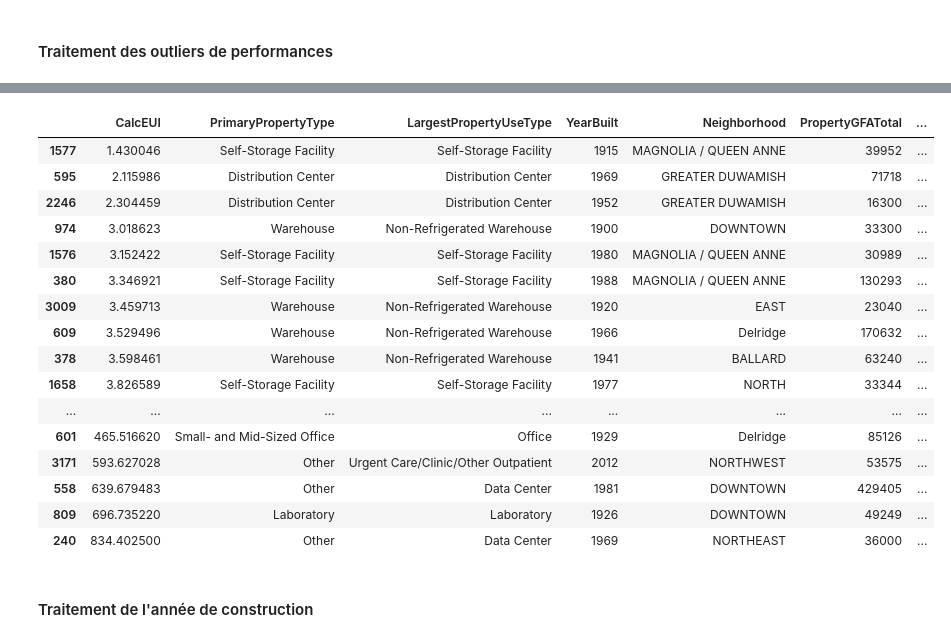
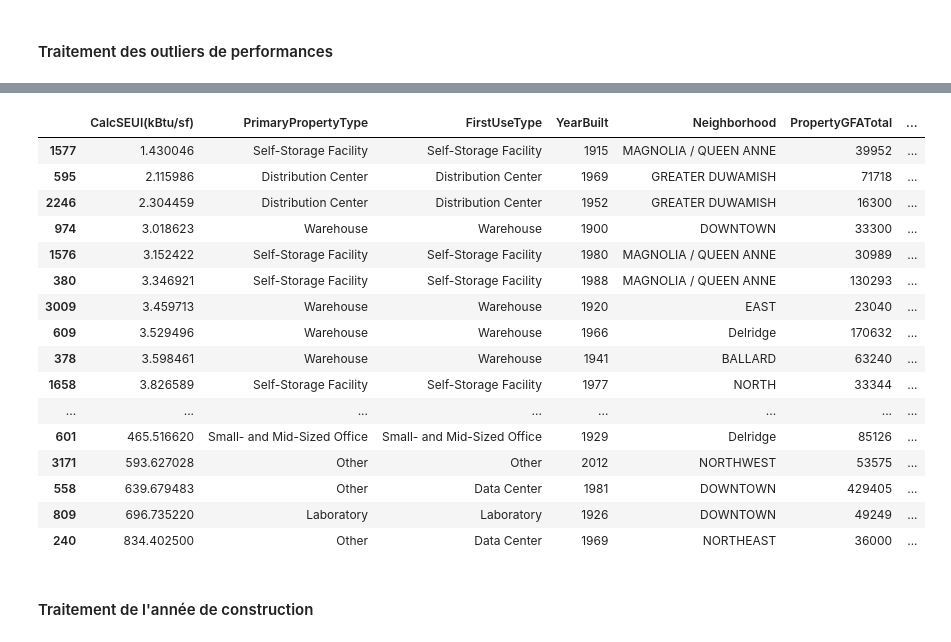
Before and after one commit to day811/OCDE-P6, a Jupyter notebook: template_modelistation_supervisee.ipynb, the cells around one changed output, grey strips where cells are left out. Cells and saved outputs as stored; diff of their text form; code cells hidden in the pictures.

```diff
--- a/template_modelistation_supervisee.ipynb
+++ b/template_modelistation_supervisee.ipynb
@@ -272,0 +298,11 @@ Name: count, dtype: int64
+# %%
+# examen des valeurs de consommations
+target_cols = ['Electricity(kBtu)',  'NaturalGas(kBtu)', 'SteamUse(kBtu)','SiteEnergyUse(kBtu)', 'SiteEnergyUseWN(kBtu)']
+bc_only_non_residential[target_cols] = bc_only_non_residential[target_cols].replace(0,np.nan)
+bc_with_candidates = bc_only_non_residential.dropna(subset=target_cols, how='all').copy()
+print(f"Après filtrage targets vides: {len(bc_only_non_residential)} → {len(bc_with_candidates)} bâtiments")
+conso_details= ['Electricity(kBtu)',  'NaturalGas(kBtu)', 'SteamUse(kBtu)']
+bc_with_candidates[conso_details] = bc_with_candidates[conso_details].fillna(0)
+bc_with_candidates['CalcUse(kBtu)']= bc_with_candidates[conso_details].sum(axis=1)
+target_cols.append('CalcUse(kBtu)')
+bc_with_candidates[target_cols].info()
@@ -272,0 +324,3 @@ Name: count, dtype: int64
+# %%
+mask = ((bc_with_candidates['SiteEnergyUse(kBtu)'] == 0) | (bc_with_candidates['SiteEnergyUse(kBtu)'].isna())) & (bc_with_candidates['SiteEnergyUse(kBtu)']!=0)
+bc_with_candidates.loc[mask, 'SiteEnergyUse(kBtu)'] = bc_with_candidates.loc[mask,'CalcUse(kBtu)']
@@ -272,0 +343,2 @@ Name: count, dtype: int64
+# %%
+bc_with_target = bc_with_candidates.drop(columns=['CalcUse(kBtu)', 'SiteEnergyUseWN(kBtu)']).copy()
@@ -292,10 +366,10 @@ dtypes: float64(3), int64(3)
 memory usage: 89.7 KB
 # %%
 # 'YearBuilt', 'NumberofFloors', 'NumberofBuildings'
-bc_only_non_residential[phy_cols].fillna(0)
-bc_only_non_residential['3LargestGFA']= bc_only_non_residential[['LargestPropertyUseTypeGFA', 'SecondLargestPropertyUseTypeGFA', 'ThirdLargestPropertyUseTypeGFA']].sum(axis=1)
-mask = bc_only_non_residential['3LargestGFA']==0
-bc_only_non_residential.loc[mask, '3LargestGFA']= bc_only_non_residential.loc[mask, 'PropertyGFATotal']
-corr_values = ['SiteEnergyUse(kBtu)', 'PropertyGFATotal', 'PropertyGFABuilding(s)','PropertyGFAParking', 'LargestPropertyUseTypeGFA','3LargestGFA']
-bc_only_non_residential[corr_values].corr()
+bc_with_target[phy_cols].fillna(0)
+bc_with_target['3LargestGFA']= bc_with_target[['LargestPropertyUseTypeGFA', 'SecondLargestPropertyUseTypeGFA', 'ThirdLargestPropertyUseTypeGFA']].sum(axis=1)
+mask = bc_with_target['3LargestGFA']==0
+bc_with_target.loc[mask, '3LargestGFA']= bc_with_target.loc[mask, 'PropertyGFATotal']
+corr_values = ['SiteEnergyUse(kBtu)','SiteEnergyUse(kBtu)', 'PropertyGFATotal', 'PropertyGFABuilding(s)','PropertyGFAParking', 'LargestPropertyUseTypeGFA','3LargestGFA']
+bc_with_target[corr_values].corr()
 # %% [output]
@@ -345,21 +457,21 @@ Name: CalcEUI, dtype: float64
 # %%
-mask = (bc_only_non_residential['CalcEUI'] < 5) | (bc_only_non_residential['CalcEUI']>400)
-bc_only_non_residential[mask][['CalcEUI', 'PrimaryPropertyType', 'LargestPropertyUseType', 'YearBuilt','Neighborhood', 'PropertyGFATotal','LargestPropertyUseTypeGFA','3LargestGFA','ComplianceStatus']].sort_values('CalcEUI')
+mask = (bc_with_target['CalcSEUI(kBtu/sf)'] < 5) | (bc_with_target['CalcSEUI(kBtu/sf)']>400)
+bc_with_target[mask][['CalcSEUI(kBtu/sf)', 'PrimaryPropertyType', 'FirstUseType', 'YearBuilt','Neighborhood', 'PropertyGFATotal','SecondLargestPropertyUseTypeGFA','3LargestGFA','ComplianceStatus']].sort_values('CalcSEUI(kBtu/sf)')
 # %% [output]
-|  | CalcEUI | PrimaryPropertyType | LargestPropertyUseType | YearBuilt | Neighborhood | PropertyGFATotal | ... |
+|  | CalcSEUI(kBtu/sf) | PrimaryPropertyType | FirstUseType | YearBuilt | Neighborhood | PropertyGFATotal | ... |
 | 1577 | 1.430046 | Self-Storage Facility | Self-Storage Facility | 1915 | MAGNOLIA / QUEEN ANNE | 39952 | ... |
 | 595 | 2.115986 | Distribution Center | Distribution Center | 1969 | GREATER DUWAMISH | 71718 | ... |
 | 2246 | 2.304459 | Distribution Center | Distribution Center | 1952 | GREATER DUWAMISH | 16300 | ... |
-| 974 | 3.018623 | Warehouse | Non-Refrigerated Warehouse | 1900 | DOWNTOWN | 33300 | ... |
+| 974 | 3.018623 | Warehouse | Warehouse | 1900 | DOWNTOWN | 33300 | ... |
 | 1576 | 3.152422 | Self-Storage Facility | Self-Storage Facility | 1980 | MAGNOLIA / QUEEN ANNE | 30989 | ... |
 | 380 | 3.346921 | Self-Storage Facility | Self-Storage Facility | 1988 | MAGNOLIA / QUEEN ANNE | 130293 | ... |
-| 3009 | 3.459713 | Warehouse | Non-Refrigerated Warehouse | 1920 | EAST | 23040 | ... |
-| 609 | 3.529496 | Warehouse | Non-Refrigerated Warehouse | 1966 | Delridge | 170632 | ... |
-| 378 | 3.598461 | Warehouse | Non-Refrigerated Warehouse | 1941 | BALLARD | 63240 | ... |
+| 3009 | 3.459713 | Warehouse | Warehouse | 1920 | EAST | 23040 | ... |
+| 609 | 3.529496 | Warehouse | Warehouse | 1966 | Delridge | 170632 | ... |
+| 378 | 3.598461 | Warehouse | Warehouse | 1941 | BALLARD | 63240 | ... |
 | 1658 | 3.826589 | Self-Storage Facility | Self-Storage Facility | 1977 | NORTH | 33344 | ... |
 | ... | ... | ... | ... | ... | ... | ... | ... |
-| 601 | 465.516620 | Small- and Mid-Sized Office | Office | 1929 | Delridge | 85126 | ... |
-| 3171 | 593.627028 | Other | Urgent Care/Clinic/Other Outpatient | 2012 | NORTHWEST | 53575 | ... |
+| 601 | 465.516620 | Small- and Mid-Sized Office | Small- and Mid-Sized Office | 1929 | Delridge | 85126 | ... |
+| 3171 | 593.627028 | Other | Other | 2012 | NORTHWEST | 53575 | ... |
 | 558 | 639.679483 | Other | Data Center | 1981 | DOWNTOWN | 429405 | ... |
 | 809 | 696.735220 | Laboratory | Laboratory | 1926 | DOWNTOWN | 49249 | ... |
 | 240 | 834.402500 | Other | Data Center | 1969 | NORTHEAST | 36000 | ... |
```
Also changed, not shown: parts of 68 cells of this notebook, 1 other file.
